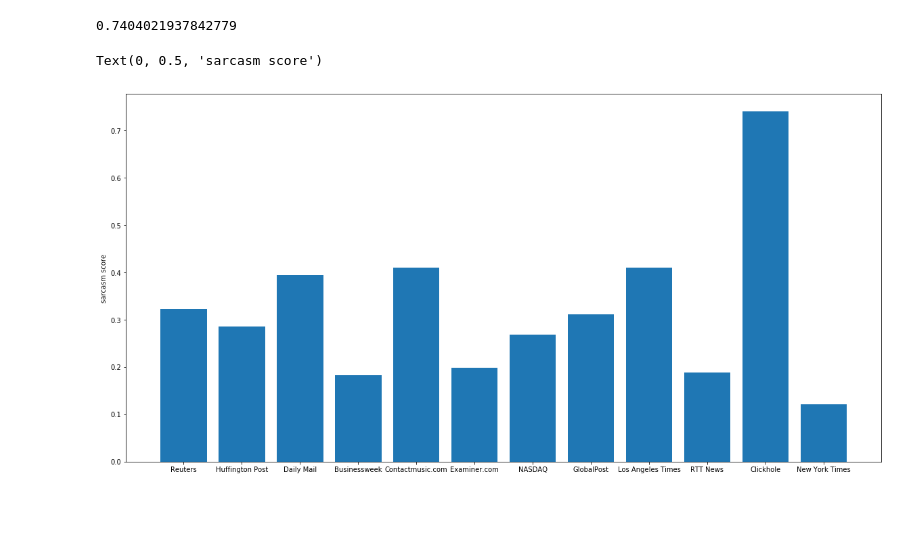
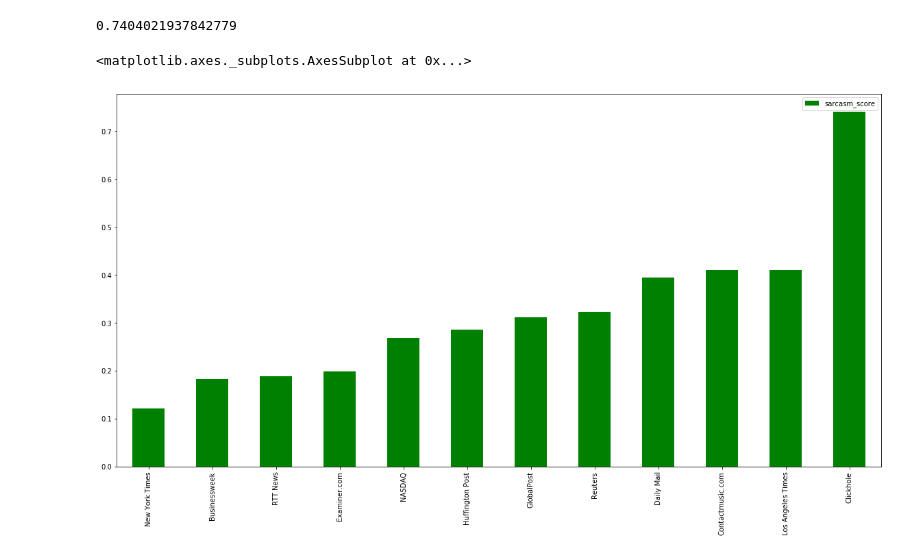
Before and after one commit to Hugo-pao/NLP-Final-Project, a Jupyter notebook: Attending_Final_Project_v9.ipynb, the cells around one changed output. Cells and saved outputs as stored; diff of their text form; code cells hidden in the pictures; blank space fills up the shorter version.

```diff
--- a/Attending_Final_Project_v9.ipynb
+++ b/Attending_Final_Project_v9.ipynb
@@ -1760,14 +1760,9 @@ scores.append(np.mean(classifier.predict(nyt_vectorized)))
 l = list(news.PUBLISHER.value_counts().index[:10])
 l.append("Clickhole")
 l.append("New York Times")
-# %%
-plt.figure(figsize=(20,10))
-plt.bar(l,scores)
-plt.ylabel("sarcasm score")
-# %% [output]
-Text(0, 0.5, 'sarcasm score')
-[figure, removed]
-# %%
-scores = []
-for category in news.CATEGORY.unique():
-    scores.append(np.mean(news[news["CATEGORY"] == category]['score']))
+# %%
+dataframe = pd.DataFrame(data = scores, columns = ["sarcasm_score"], index = l)
+dataframe.sort_values("sarcasm_score").plot.bar(figsize = (20,10), color = 'g')
+# %% [output]
+<matplotlib.axes._subplots.AxesSubplot at 0x...>
+[figure, added]
```
